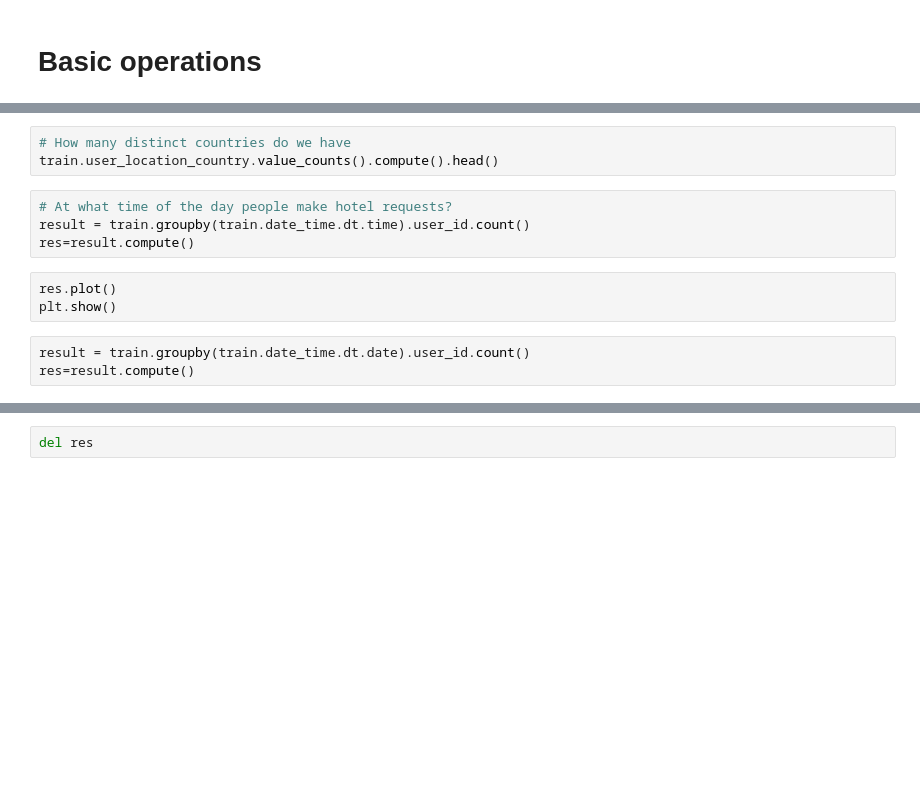
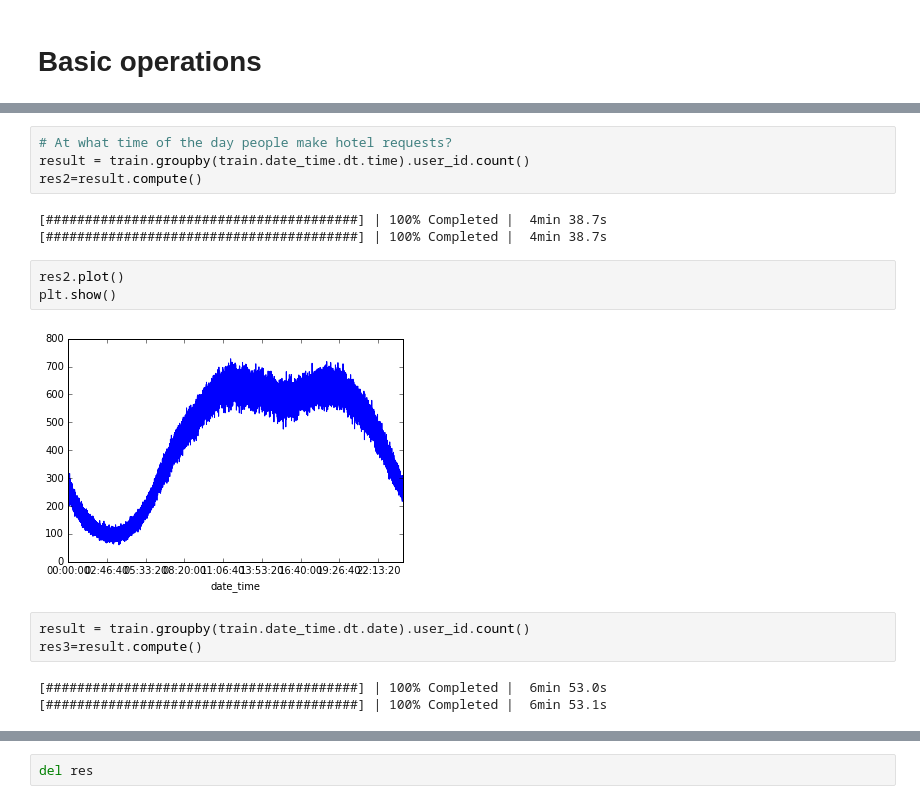
Before and after one commit to adrpino/dask_basics, a Jupyter notebook: dask_basics.ipynb, the cells around one changed output, grey strips where cells are left out. Saved outputs shown, nothing was run; the diff lists cells and outputs as text; blank space fills up the shorter version.

```diff
--- a/dask_basics.ipynb
+++ b/dask_basics.ipynb
@@ -63,14 +133,19 @@ train.groupby(['srch_adults_cnt','srch_children_cnt']).user_id.count().compute()
-# %%
-# How many distinct countries do we have
-train.user_location_country.value_counts().compute().head()
 # %%
 # At what time of the day people make hotel requests?
 result = train.groupby(train.date_time.dt.time).user_id.count()
-res=result.compute()
+res2=result.compute()
+# %% [output]
+[########################################] | 100% Completed |  4min 38.7s
+[########################################] | 100% Completed |  4min 38.7s
 # %%
-res.plot()
+res2.plot()
 plt.show()
+# %% [output]
+[figure, added]
 # %%
 result = train.groupby(train.date_time.dt.date).user_id.count()
-res=result.compute()
+res3=result.compute()
+# %% [output]
+[########################################] | 100% Completed |  6min 53.0s
+[########################################] | 100% Completed |  6min 53.1s
 # %%
```
Also changed, not shown: parts of 38 cells of this notebook.
